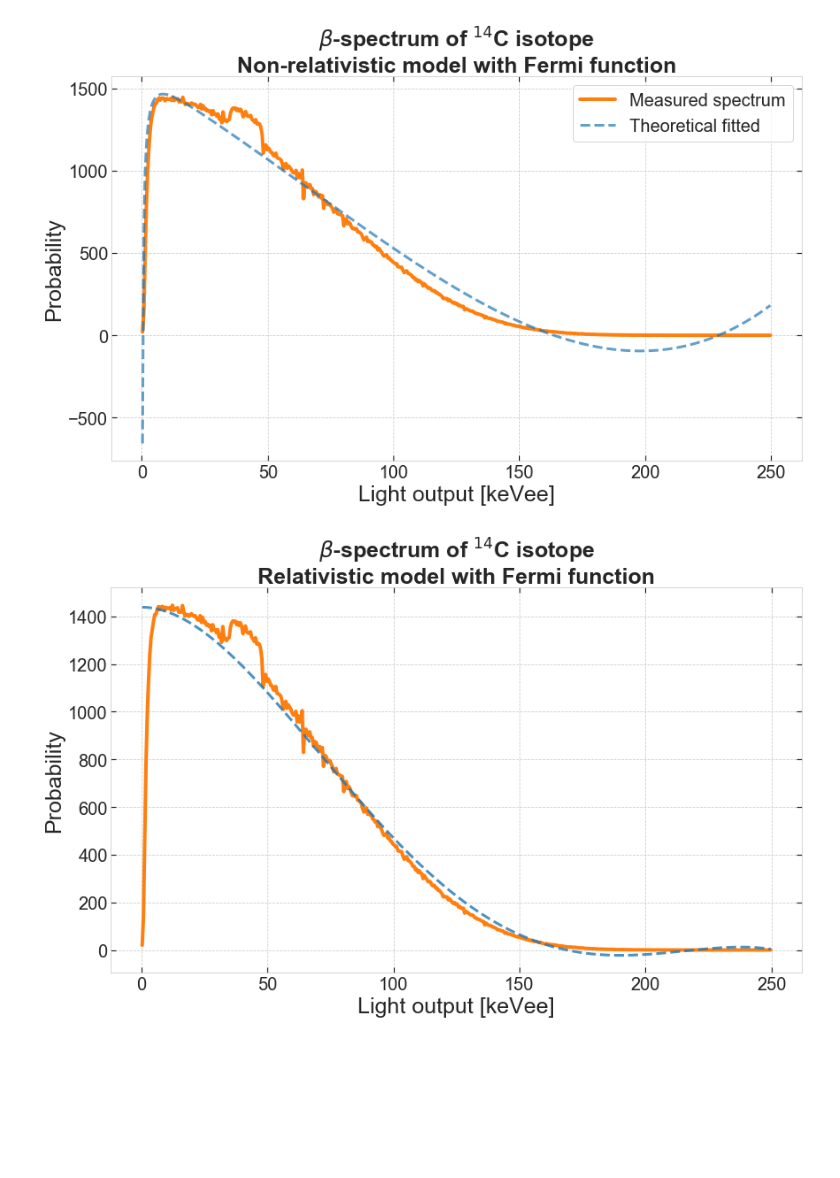
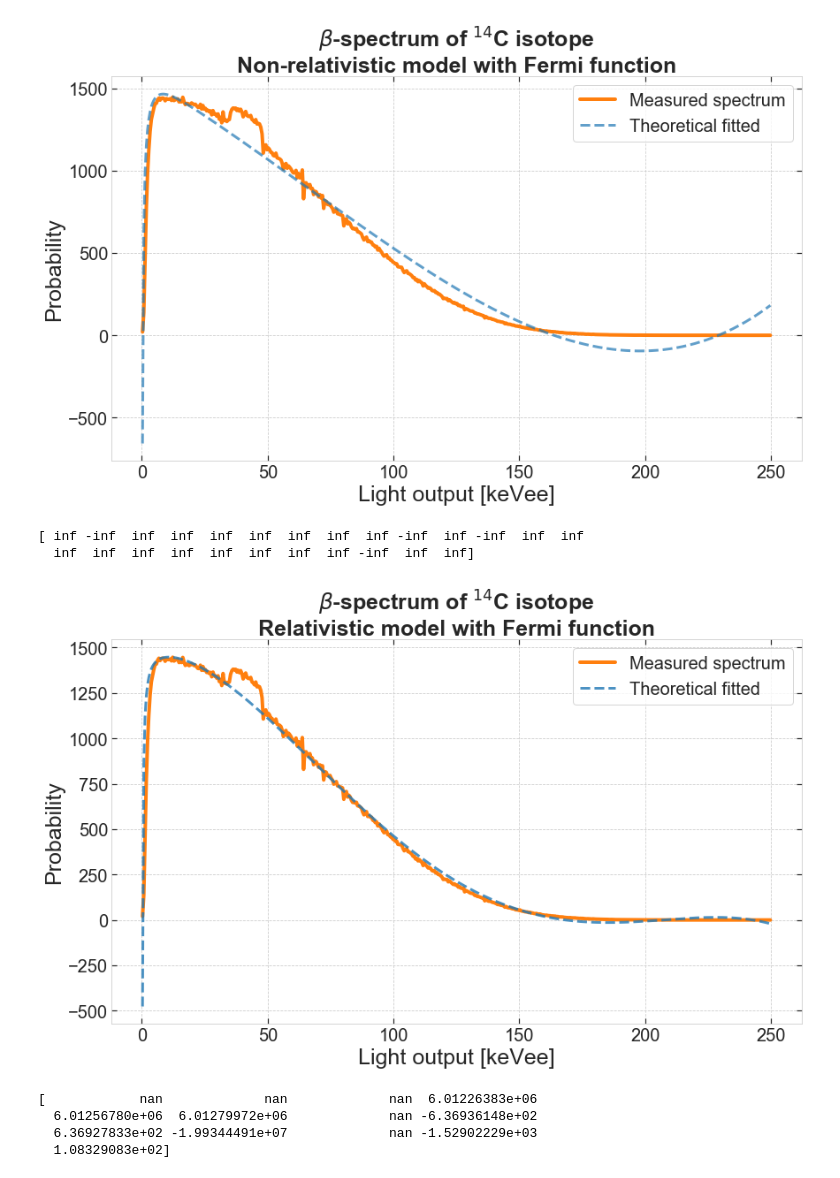
Before and after one commit to masterdesky/ELTE-applied-physics-2019, a Jupyter notebook: III. Liquid scintillation spectroscopy/notebooks/FSS.ipynb, the cells around one changed output. Saved outputs shown, nothing was run; the diff lists cells and outputs as text; code cells hidden in the pictures; blank space fills up the shorter version.

```diff
--- a/III. Liquid scintillation spectroscopy/notebooks/FSS.ipynb
+++ b/III. Liquid scintillation spectroscopy/notebooks/FSS.ipynb
@@ -474,7 +491,7 @@ plt.show()
 [figure]
 # %%
 def fit_relat_fermi(E, p1, p2, p3, p4, p5, p6, p7, p8, p9, p10,
-                    p11, p12, p13, p14, p15, p16, p17, p18, p19, p20, p21, p22, Z, omega):
+                    p11, p12, p13, p14, p15, p16, p17, p18, p19, p20, p21, p22, p23, Z, omega):
     """
     Relativistic case. The Fermi function is the following:
     ``F = 2*pi*eta / (1 - e^(-2*pi*eta))``
@@ -515,36 +532,42 @@ def fit_relat_fermi(E, p1, p2, p3, p4, p5, p6, p7, p8, p9, p10,
              (np.sqrt(E*p17 + p18) * np.sqrt(2 * c_light**2 * m_e + E*p19 + p20)) + \
              p21 * 2 * E**2 * (10 * Q**2 - 15 * Q * E * p22 + Z * 6 * E**2 + omega)
             )
-           )
+           ) + p23*F
 # %%
 energies = data.index
 popt_rel, pcov_rel = curve_fit(fit_relat_fermi, energies, data['mean'])
 perr_rel = np.sqrt(np.diag(pcov_rel))
+print(perr_rel / popt_rel * 100)
+# %% [output]
+[ inf -inf  inf  inf  inf  inf  inf  inf  inf -inf  inf -inf  inf  inf
+  inf  inf  inf  inf  inf  inf  inf  inf -inf  inf  inf]
 # %%
 nrows = 1
 ncols = 1
 fig, axes = plt.subplots(nrows=nrows, ncols=ncols, figsize=(ncols*14,nrows*8))
 
 titlesize = 25
 axislabelsize = 25
 axisticksize = 20
+legendsize = 20
 
-axes.plot(data.index, data['mean'],
+axes.plot(data.index, data['mean'], label='Measured spectrum',
           lw=4, color='tab:orange', alpha=1.0)
-axes.plot(energies, fit_relat_fermi(energies, *popt_rel),
+axes.plot(energies, fit_relat_fermi(energies, *popt_rel), label='Theoretical fitted',
           lw=3, color='tab:blue', ls='--', alpha=0.8)
 
 axes.set_title('$\\beta$-spectrum of $^{14}$C isotope\nRelativistic model with Fermi function',
                fontsize=titlesize, fontweight='bold')
 axes.set_xlabel('Light output [keVee]', fontsize=axislabelsize)
 axes.set_ylabel('Probability', fontsize=axislabelsize)
 axes.tick_params(axis='both', which='major', labelsize=axisticksize)
 
+plt.legend(fontsize=legendsize)
 plt.savefig(figsave_dir + 'relat_fermi_fit.' + figsave_format,
             format=figsave_format,
             dpi=figsave_dpi,
             bbox_inches='tight')
 plt.show()
 # %% [output]
-[figure, old version]
+[figure, new version]
 # %%
@@ -571,8 +594,14 @@ def test_func(E, p1, p2, p3, p4, p5, p6,
            (p7 * np.arcsinh(p8 * np.sqrt(E) + p9) + p10)) * F * p11 + p12 * F + p13
 # %%
 energies = data.index
-popt_rel, pcov_rel = curve_fit(test_func, energies, data['mean'], p0=guess)
+popt_rel, pcov_rel = curve_fit(relat_fermi_fit2, energies, data['mean'])
 perr_rel = np.sqrt(np.diag(pcov_rel))
+print(perr_rel / popt_rel * 100)
+# %% [output]
+[            nan             nan             nan  6.01226383e+06
+  6.01256780e+06  6.01279972e+06             nan -6.36936148e+02
+  6.36927833e+02 -1.99344491e+07             nan -1.52902229e+03
+  1.08329083e+02]
 # %%
 nrows = 1
 ncols = 1
```
Also changed, not shown: parts of 9 cells of this notebook, 9 other files.
